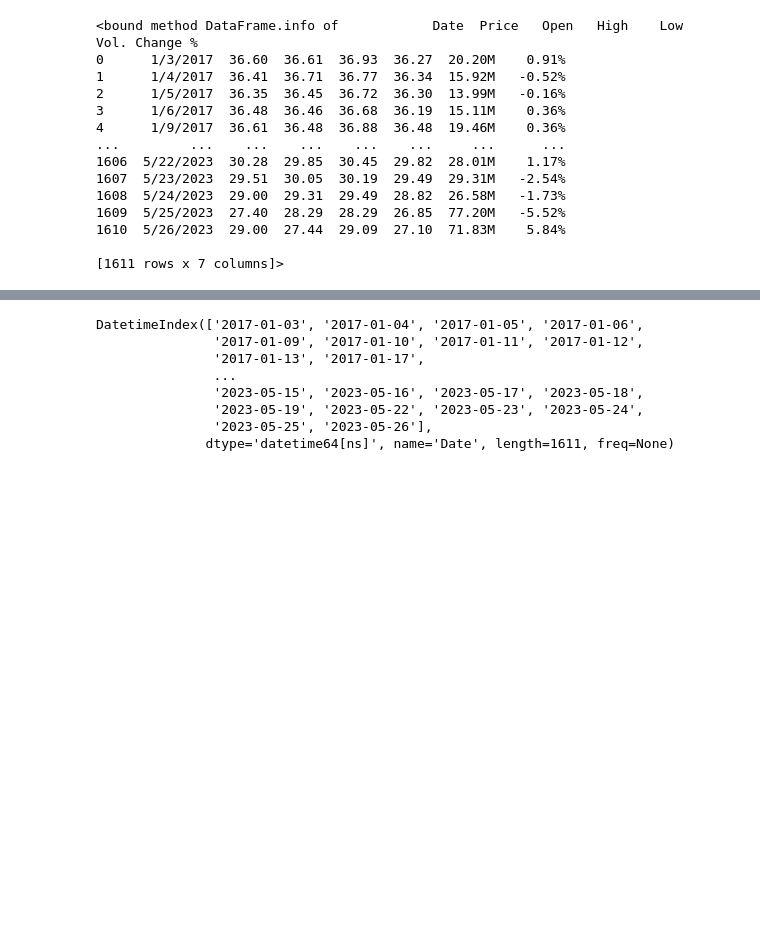
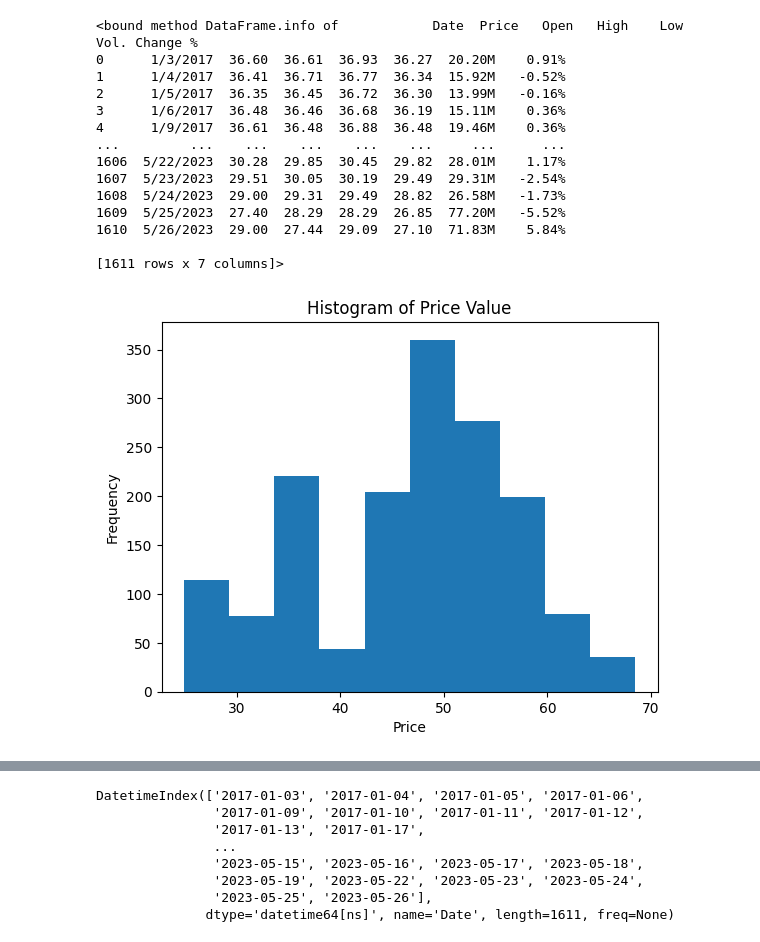
Before and after one commit to dangnghiepcuong/IS403.N21.HTTT_Nhom2, a Jupyter notebook: 6. ETS/SES_INTC/SES_INTC_721.ipynb, the cells around one changed output, grey strips where cells are left out. Cells and saved outputs as stored; diff of their text form; code cells hidden in the pictures; blank space fills up the shorter version.

```diff
--- a/6. ETS/SES_INTC/SES_INTC_721.ipynb
+++ b/6. ETS/SES_INTC/SES_INTC_721.ipynb
@@ -41,3 +41,16 @@ df.info
 1610  5/26/2023  29.00  27.44  29.09  27.10  71.83M    5.84%
 
 [1611 rows x 7 columns]>
+# %%
+#  Draw a histogram
+plt.hist(df['Price'])
+
+# Set label and title
+plt.xlabel('Price')
+plt.ylabel('Frequency')
+plt.title('Histogram of Price Value')
+
+# Display histogram
+plt.show()
+# %% [output]
+[figure, added]
```
Also changed, not shown: parts of 1 cell of this notebook.
